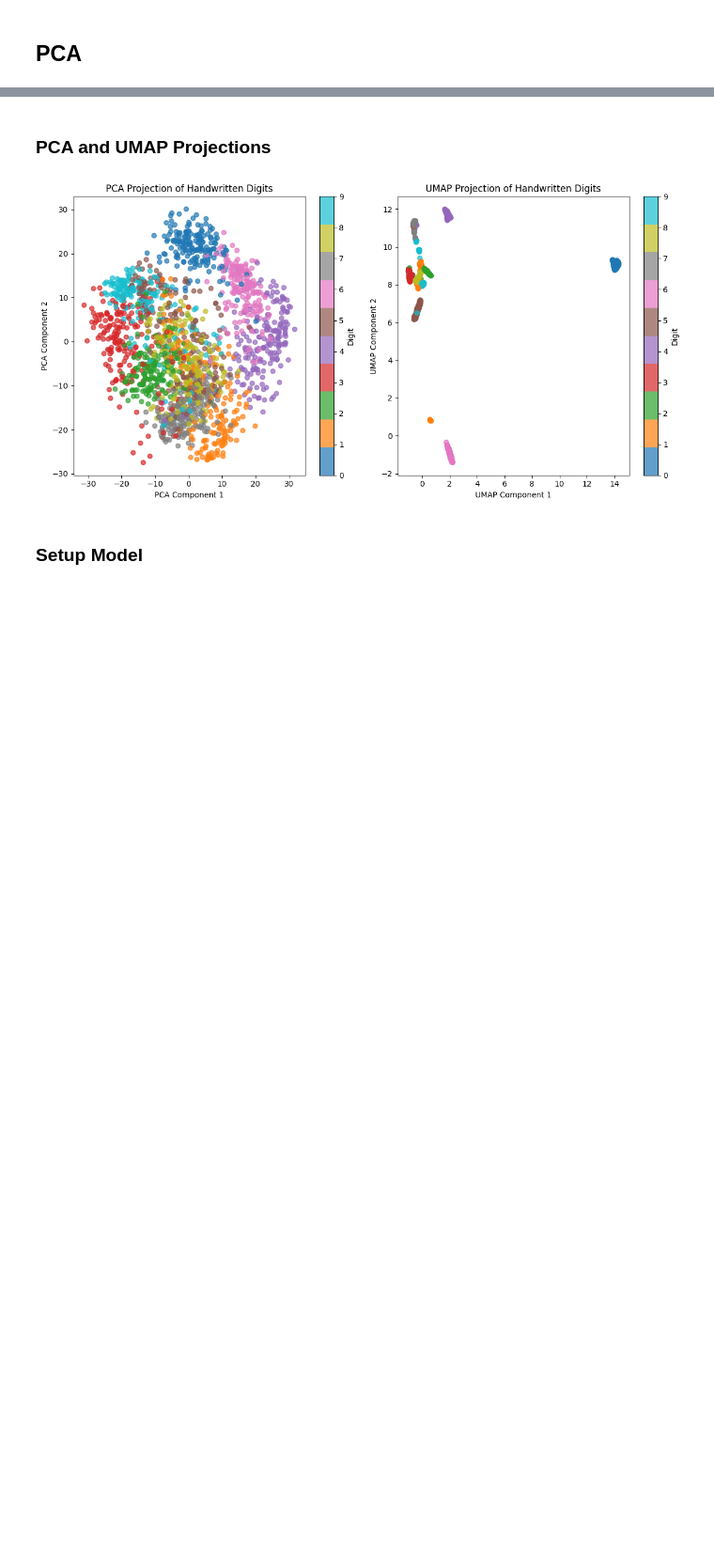
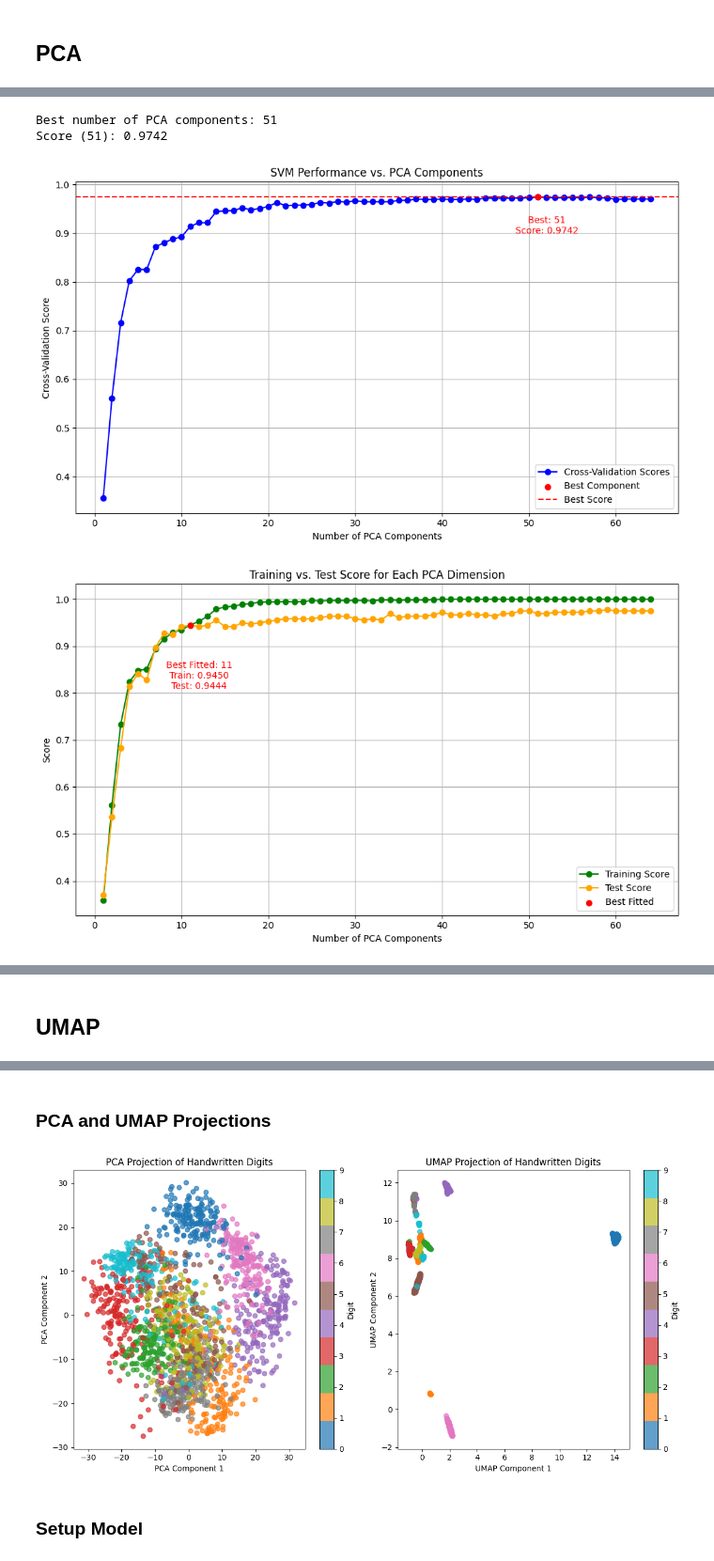
Before and after one commit to okquentin/ECCS_3401, a Jupyter notebook: hw/final_project.ipynb, the cells around one changed output, grey strips where cells are left out. Shown at 94% size. Drawn from its saved outputs; the diff is of its cells as text; code cells hidden in the pictures; blank space fills up the shorter version.

Commit message:
Combined dimensionality functions

```diff
--- a/hw/final_project.ipynb
+++ b/hw/final_project.ipynb
@@ -256,0 +223,3 @@ Score (17): 0.9736
+# %%
+# Find the best number of components for the SVM classifier (PCA)
+best_n_components_pca, best_fitted__components_pca, scores_pca, overfitting_results_pca = find_best_dimensionality(X_scaled, y, method="PCA")
@@ -256,0 +244,13 @@ Score (17): 0.9736
+# %%
+plot_dimensionality_results(
+    method="PCA",
+    best_n_components=best_n_components_pca,
+    best_fitted_n_components=best_fitted_n_components_pca,
+    scores=scores_pca,
+    overfitting_results=overfitting_results_pca
+)
+# %% [output]
+Best number of PCA components: 51
+Score (51): 0.9742
+[figure, added]
+[figure, added]
@@ -256,0 +258,2 @@ Score (17): 0.9736
+# %% [markdown]
+## UMAP
```
Also changed, not shown: parts of 10 cells of this notebook.
